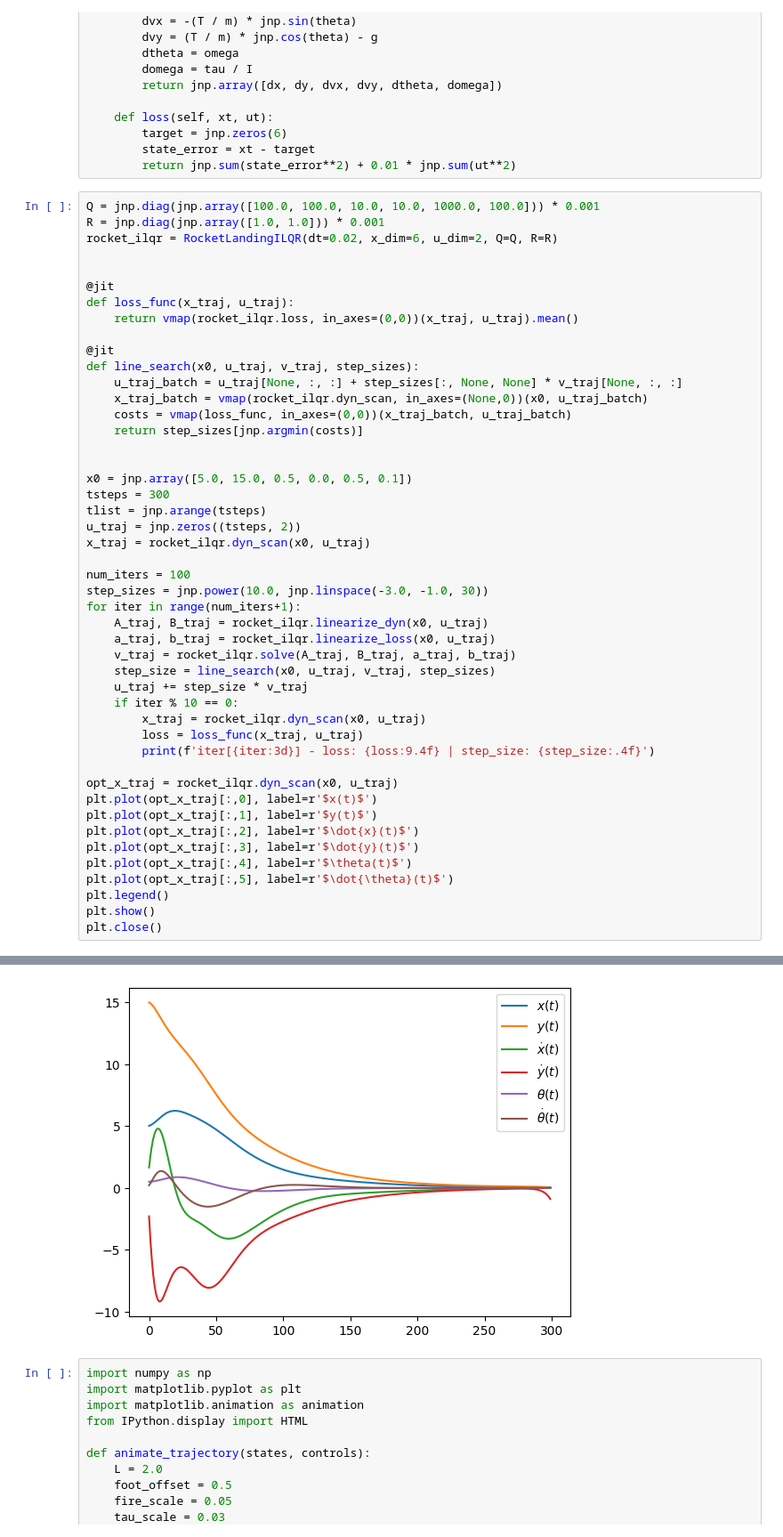
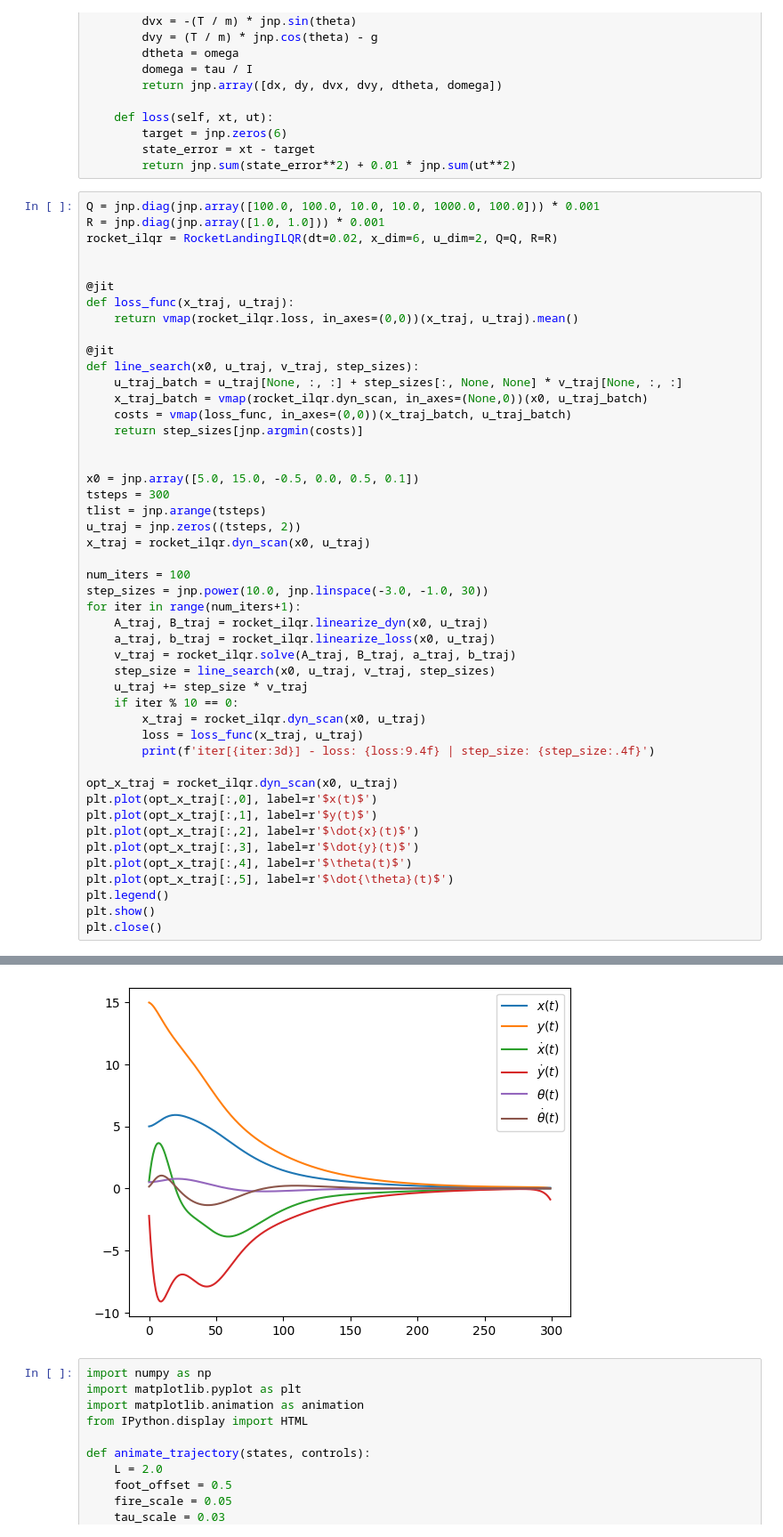
Before and after one commit to TianyuQ/psel_jax, a Jupyter notebook: examples/ilqr_example.ipynb, the cells around one changed output, grey strips where cells are left out. Shown at 89% size. Cells and saved outputs as stored; diff of their text form.

```diff
--- a/examples/ilqr_example.ipynb
+++ b/examples/ilqr_example.ipynb
@@ -49,7 +49,7 @@ def line_search(x0, u_traj, v_traj, step_sizes):
     return step_sizes[jnp.argmin(costs)]
 
 
-x0 = jnp.array([5.0, 15.0, 0.5, 0.0, 0.5, 0.1])
+x0 = jnp.array([5.0, 15.0, -0.5, 0.0, 0.5, 0.1])
 tsteps = 300
 tlist = jnp.arange(tsteps)
 u_traj = jnp.zeros((tsteps, 2))
@@ -93,4 +93,4 @@ iter[100] - loss:   56.3679 | step_size: 0.0010
-[figure, old version]
+[figure, new version]
 # %%
 import numpy as np
 import matplotlib.pyplot as plt
```
Also changed, not shown: parts of 1 cell of this notebook, 1 other file.
